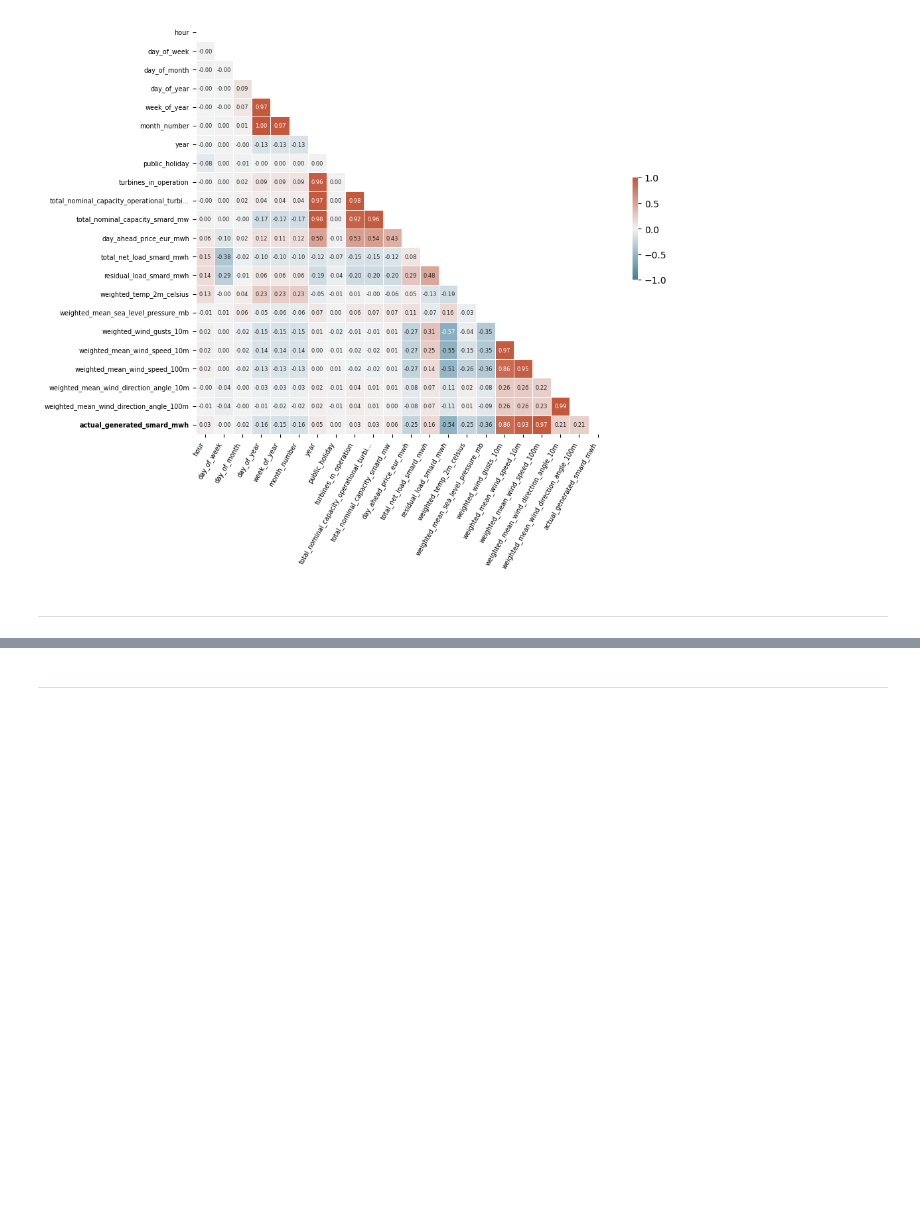
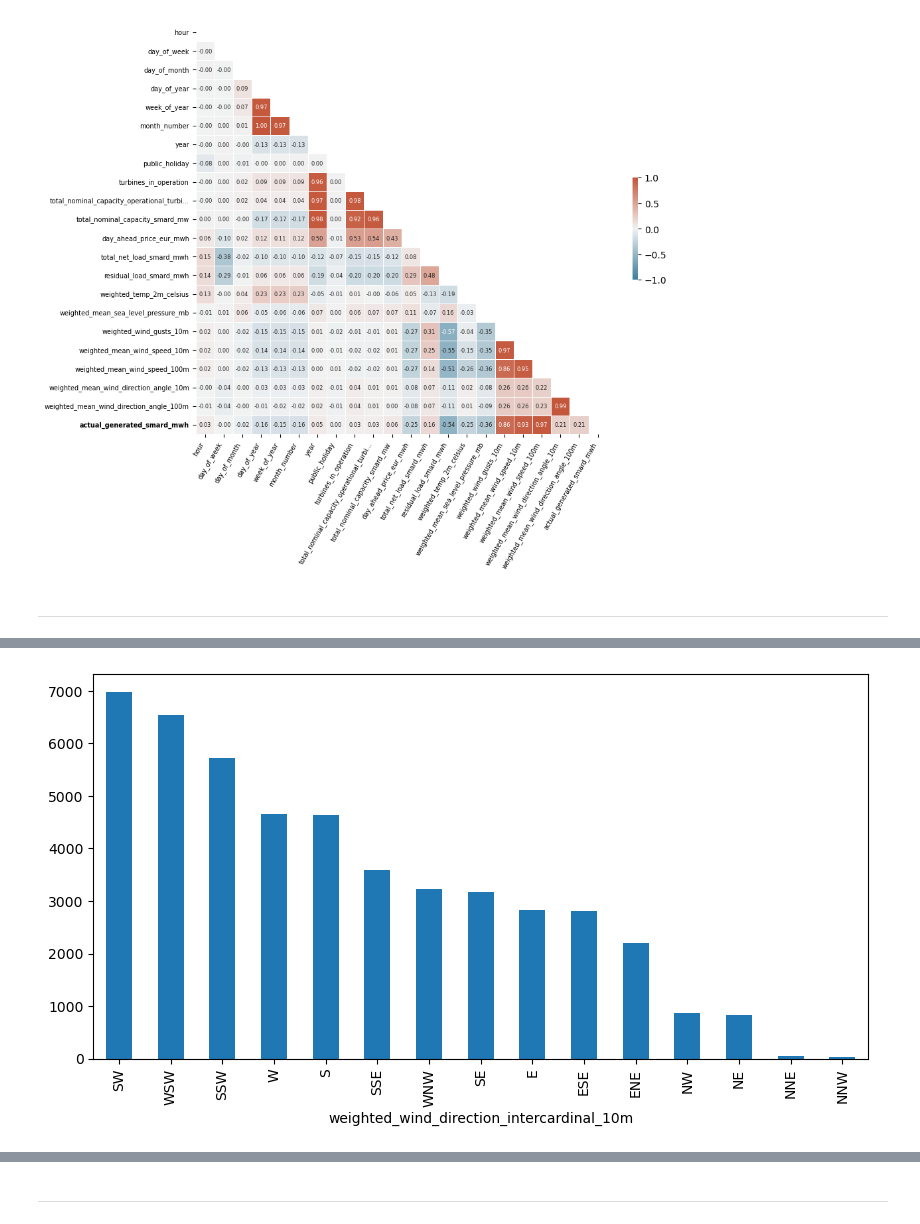
Before and after one commit to meteoviz/wind_power_forecasting_germany, a Jupyter notebook: notebooks/exploratory_analysis.ipynb, the cells around one changed output, grey strips where cells are left out. Drawn from its saved outputs; the diff is of its cells as text; code cells hidden in the pictures; blank space fills up the shorter version.

```diff
--- a/notebooks/exploratory_analysis.ipynb
+++ b/notebooks/exploratory_analysis.ipynb
@@ -289,3 +293,7 @@ df_smard_preds_vs_actuals.loc['2023-01-03': '2023-01-09'].plot(kind='line', y=['
 # %%
 # filter on just one day
 # df.loc['2023-01-01']
+# %%
+df['weighted_wind_direction_intercardinal_10m'].value_counts().plot(kind='bar', figsize=(10,5));
+# %% [output]
+[figure, added]
```
Also changed, not shown: parts of 10 cells of this notebook, 1 other file.
